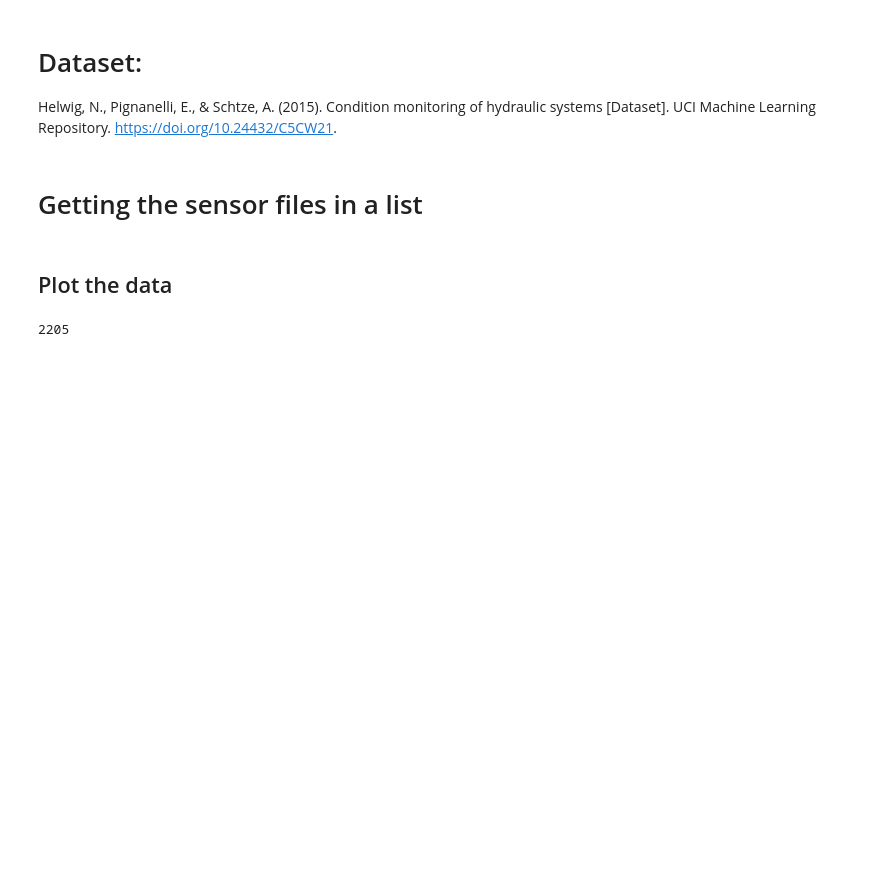
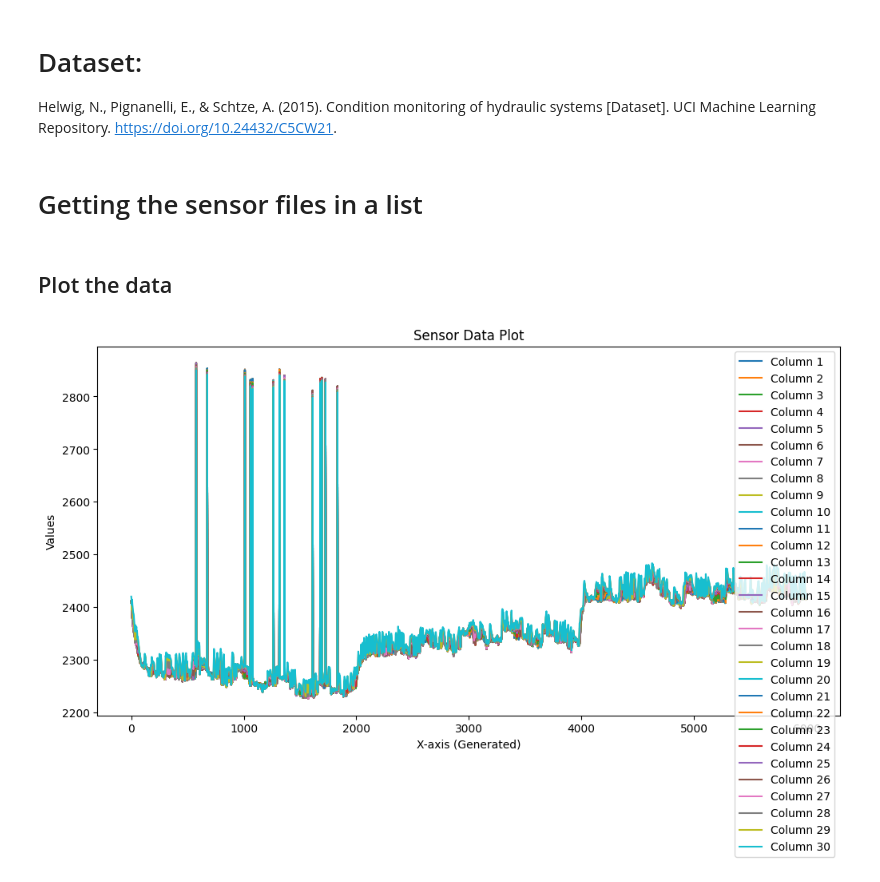
Before and after one commit to RealThanosP/pred-main-mod, a Jupyter notebook: Tutorial.ipynb, the cells around one changed output. Cells and saved outputs as stored; diff of their text form; code cells hidden in the pictures; blank space fills up the shorter version.

```diff
--- a/Tutorial.ipynb
+++ b/Tutorial.ipynb
@@ -48,27 +48,27 @@ sensor_files_paths = [f"{folder_path}/{f}" for f in txt_files if any(sensor in f
 # %%
 df = pd.read_csv(sensor_files_paths[1], sep="\t", header = None)
 # Name the columns and the rows
 df.columns = [f"{time + 1}" for time in range(0, df.shape[1])]
 df.index = [f"{time + 1}" for time in range(0, df.shape[0])]
 
 num_col = len(df.columns)
 num_row = len(df.index)
 
 # Generate x-axis based on np.linspace
 x = np.linspace(0, num_col, num_row)
 
 # Select a subset of columns to plot (e.g., first 5)
-df_subset = df.iloc[:, :2025]
+df_subset = df.iloc[:, :30]
 
 # Plot each selected column
 plt.figure(figsize=(12, 6))
 for col in df_subset.columns:
     plt.plot(x, df_subset[col], label=f"Column {col}")
 
 plt.xlabel("X-axis (Generated)")
 plt.ylabel("Values")
 plt.title("Sensor Data Plot")
 plt.legend()
 plt.show()
 # %% [output]
-2205
+[figure, added]
```
